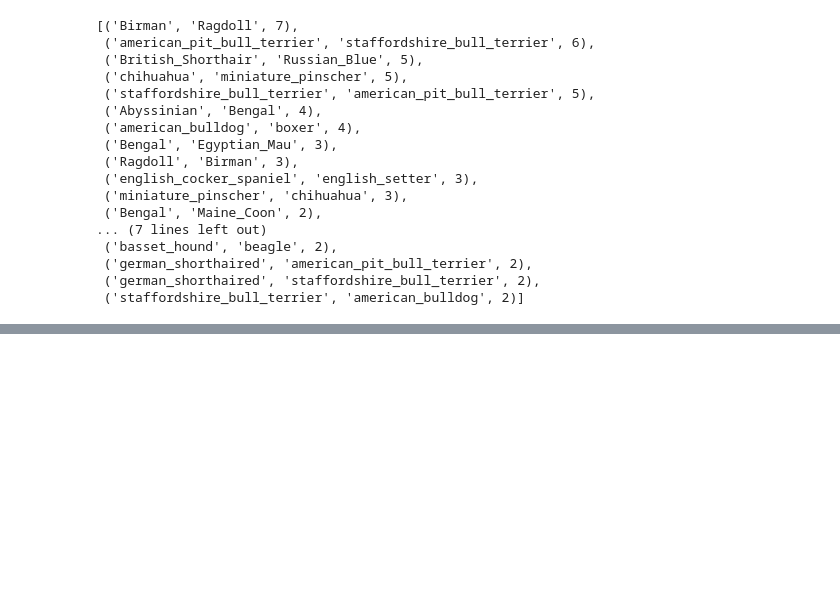
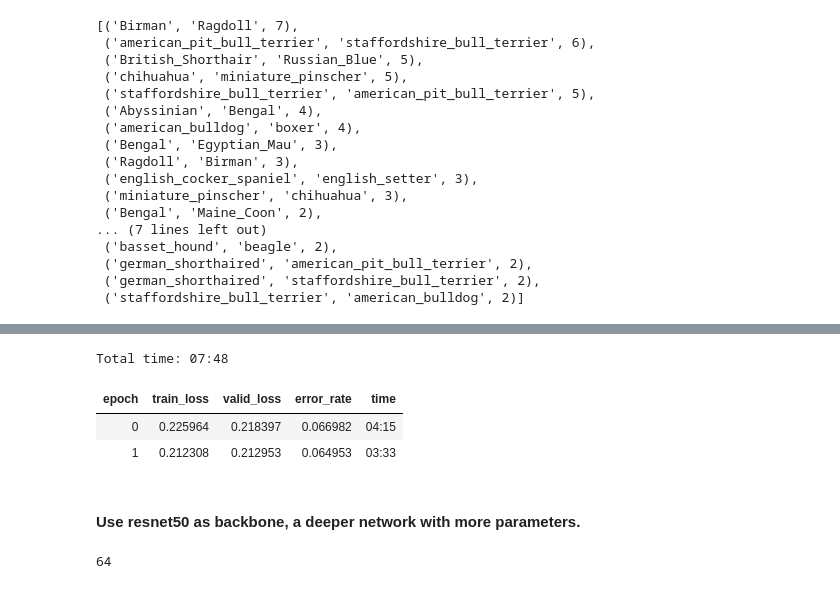
Before and after one commit to sray1/DL_experiments, a Jupyter notebook: pet_identifier.ipynb, the cells around one changed output, grey strips where cells are left out. Saved outputs shown, nothing was run; the diff lists cells and outputs as text; code cells hidden in the pictures; blank space fills up the shorter version.

```diff
--- a/pet_identifier.ipynb
+++ b/pet_identifier.ipynb
@@ -177,0 +223,15 @@ interp.most_confused(min_val=2)
+# %%
+# Unfreeze and fit 1cycle policy
+learn.unfreeze()
+learn.fit_one_cycle(2, max_lr=slice(1e-6,1e-4))
+# %% [output]
+Total time: 07:48
+| epoch | train_loss | valid_loss | error_rate | time |
+| 0 | 0.225964 | 0.218397 | 0.066982 | 04:15 |
+| 1 | 0.212308 | 0.212953 | 0.064953 | 03:33 |
+# %% [markdown]
+#### Use resnet50 as backbone, a deeper network with more parameters.
+# %%
+bs
+# %% [output]
+64
```
Also changed, not shown: parts of 8 cells of this notebook.
